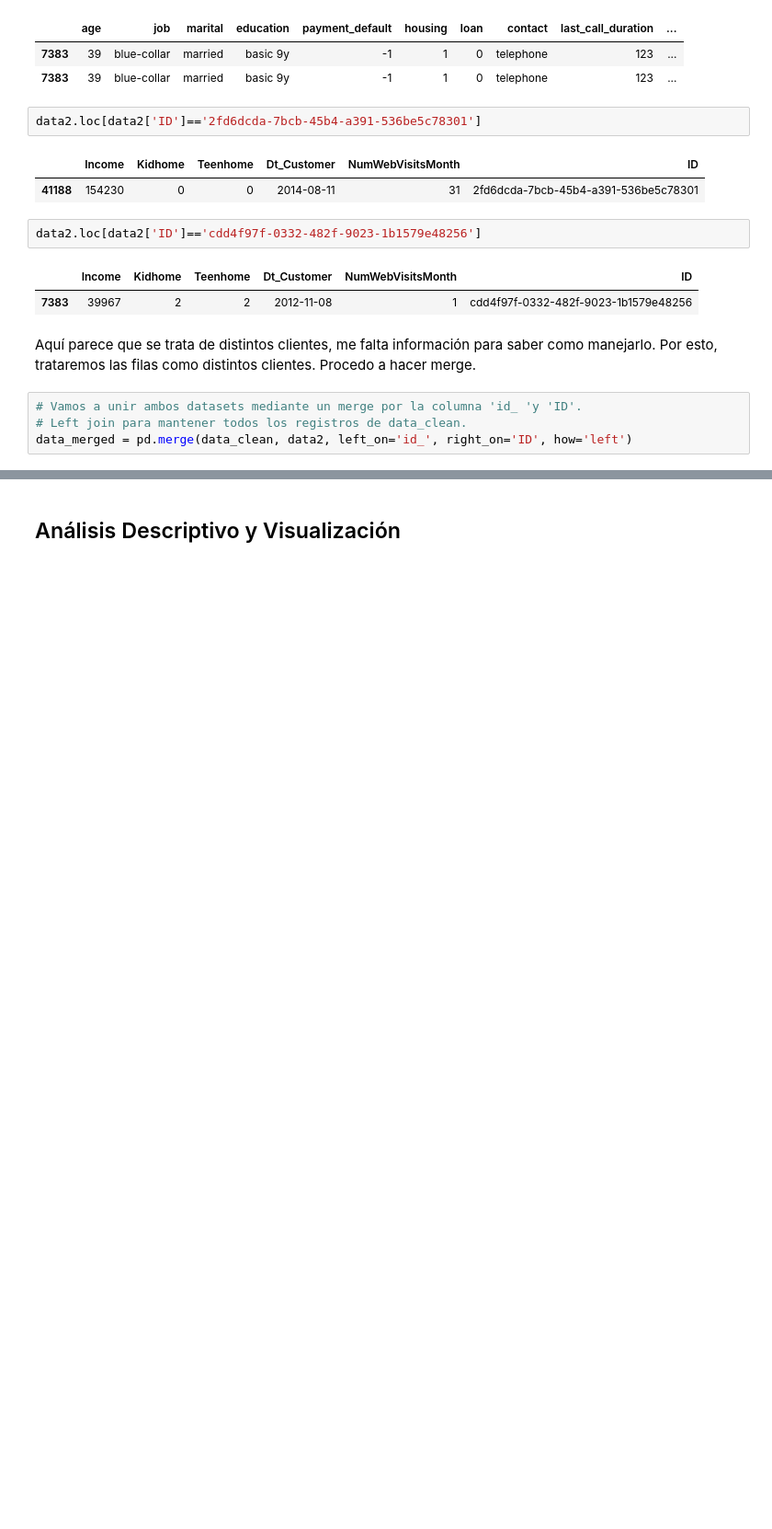
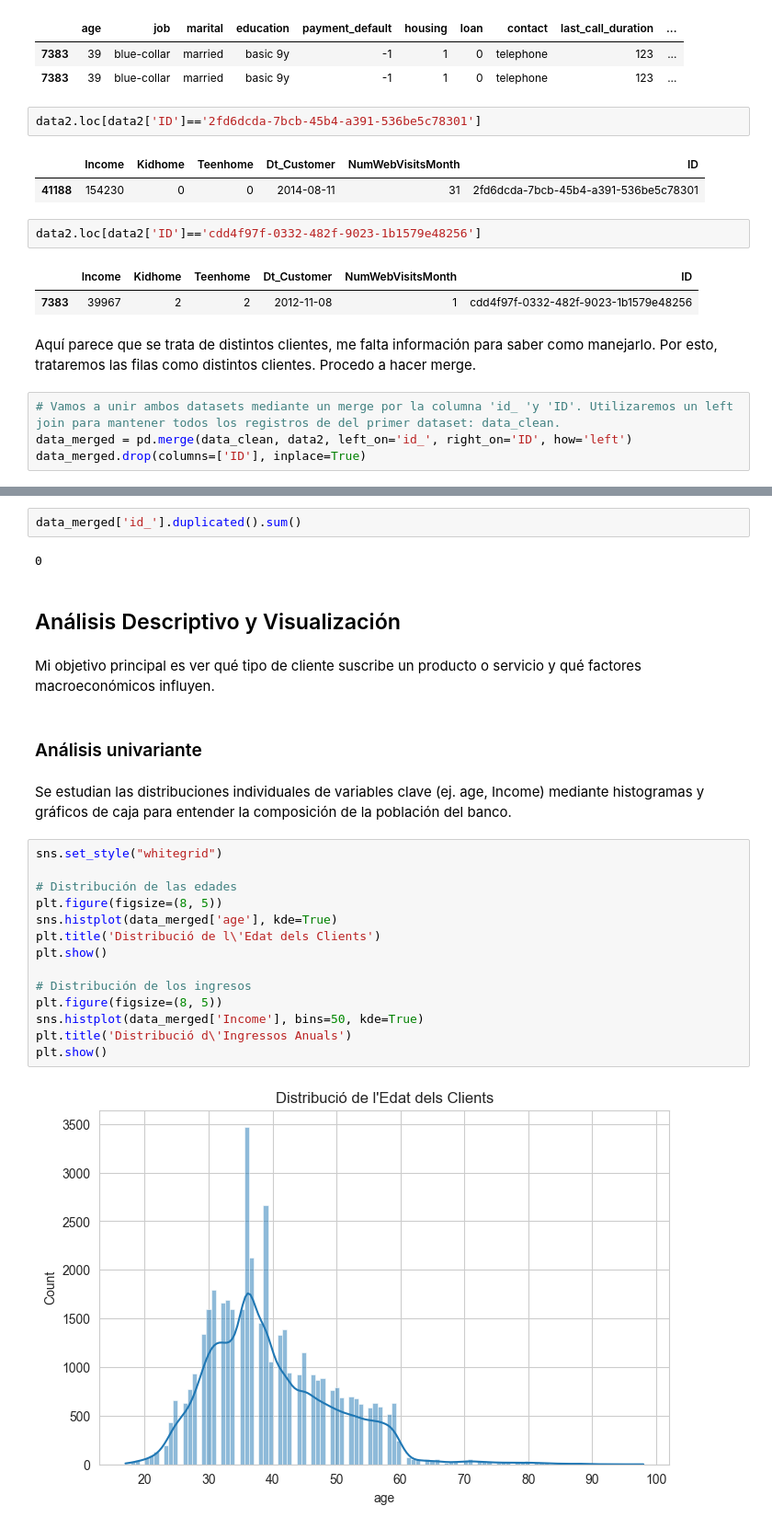
Before and after one commit to claudiarm2002/DataProject-Python-for-Data, a Jupyter notebook: DataProject_PythonForData.ipynb, the cells around one changed output, grey strips where cells are left out. Shown at 92% size. Drawn from its saved outputs; the diff is of its cells as text; blank space fills up the shorter version.

Commit message:
Empezado en análisis descriptivo

```diff
--- a/DataProject_PythonForData.ipynb
+++ b/DataProject_PythonForData.ipynb
@@ -964,6 +960,6 @@ data2.loc[data2['ID']=='cdd4f97f-0332-482f-9023-1b1579e48256']
 # %% [markdown]
 Aquí parece que se trata de distintos clientes, me falta información para saber como manejarlo. Por esto, trataremos las filas como distintos clientes. Procedo a hacer merge.
 # %%
-# Vamos a unir ambos datasets mediante un merge por la columna 'id_ 'y 'ID'.
-# Left join para mantener todos los registros de data_clean.
+# Vamos a unir ambos datasets mediante un merge por la columna 'id_ 'y 'ID'. Utilizaremos un left join para mantener todos los registros de del primer dataset: data_clean.
 data_merged = pd.merge(data_clean, data2, left_on='id_', right_on='ID', how='left')
+data_merged.drop(columns=['ID'], inplace=True)
@@ -970,2 +975,28 @@ data_merged = pd.merge(data_clean, data2, left_on='id_', right_on='ID', how='lef
+# %%
+data_merged['id_'].duplicated().sum()
+# %% [output]
+0
 # %% [markdown]
 ## Análisis Descriptivo y Visualización
+# %% [markdown]
+Mi objetivo principal es ver qué tipo de cliente suscribe un producto o servicio y qué factores macroeconómicos influyen.
+# %% [markdown]
+### Análisis univariante
+# %% [markdown]
+Se estudian las distribuciones individuales de variables clave (ej. age, Income) mediante histogramas y gráficos de caja para entender la composición de la población del banco.
+# %%
+sns.set_style("whitegrid")
+
+# Distribución de las edades
+plt.figure(figsize=(8, 5))
+sns.histplot(data_merged['age'], kde=True)
+plt.title('Distribució de l\'Edat dels Clients')
+plt.show()
+
+# Distribución de los ingresos
+plt.figure(figsize=(8, 5))
+sns.histplot(data_merged['Income'], bins=50, kde=True)
+plt.title('Distribució d\'Ingressos Anuals')
+plt.show()
+# %% [output]
+[figure, added]
```
Also changed, not shown: parts of 18 cells of this notebook.
